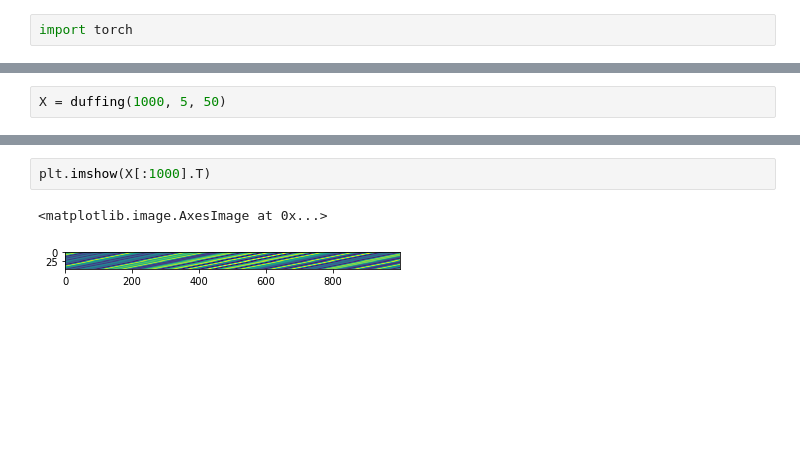
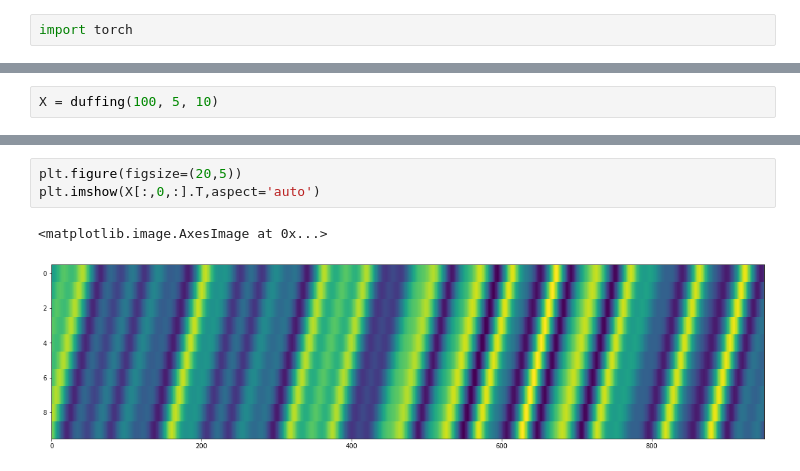
Before and after one commit to asrvsn/koopman-functional-maps, a Jupyter notebook: experiments.ipynb, the cells around one changed output, grey strips where cells are left out. Saved outputs shown, nothing was run; the diff lists cells and outputs as text; blank space fills up the shorter version.

```diff
--- a/experiments.ipynb
+++ b/experiments.ipynb
@@ -93,2 +23,2 @@ tensor([2.4257, 0.3037, 3.9096, 5.5431, 2.2963], dtype=torch.float64)
 # %%
-X = duffing(1000, 5, 50)
+X = duffing(100, 5, 10)
@@ -100,5 +25,6 @@ computation takes  0.9699685573577881  seconds.
 # %%
-plt.imshow(X[:1000].T)
+plt.figure(figsize=(20,5))
+plt.imshow(X[:,0,:].T,aspect='auto')
 # %% [output]
 <matplotlib.image.AxesImage at 0x...>
-[figure, old version]
+[figure, new version]
```
Also changed, not shown: parts of 18 cells of this notebook, 12 other files.
